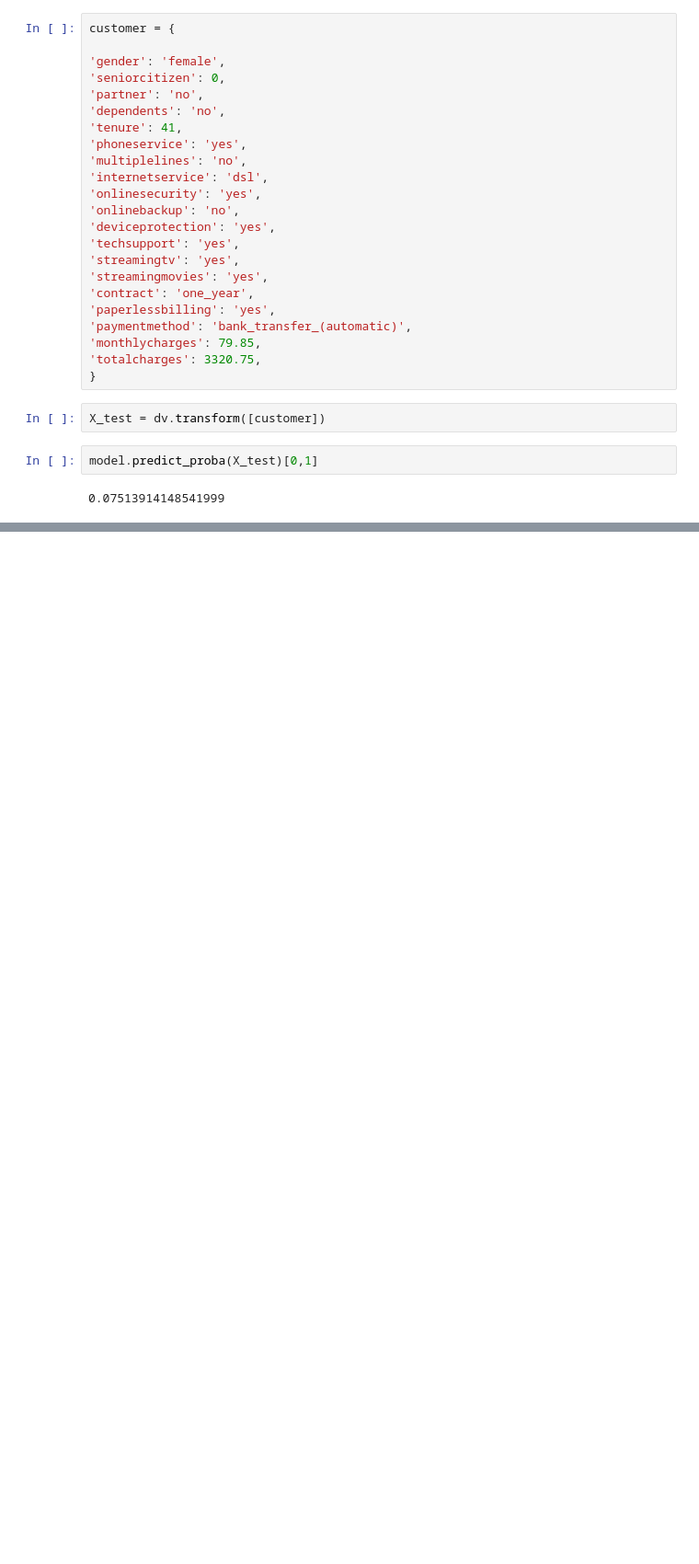
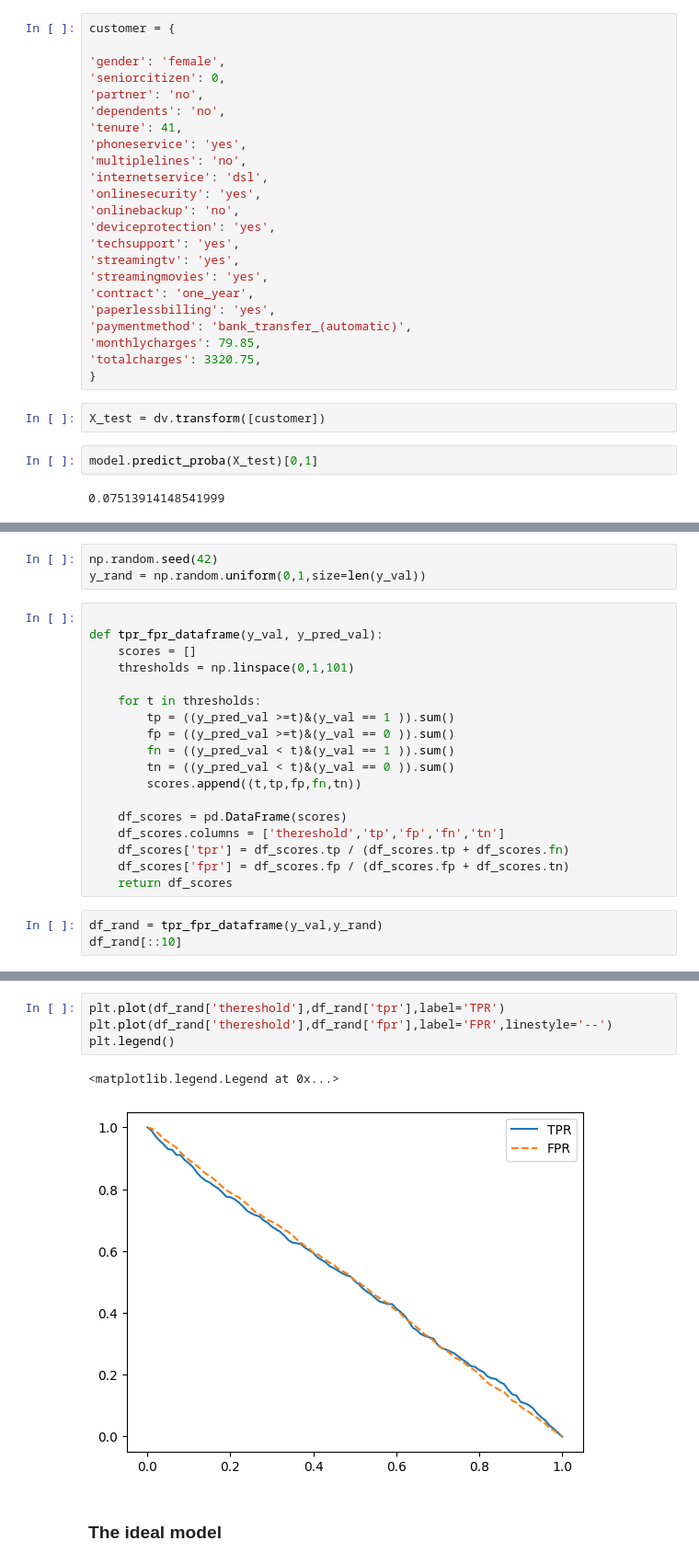
Before and after one commit to JRamos84/ML-Bookcamp-projects, a Jupyter notebook: chapter_04_churn/1_EDA_churn.ipynb, the cells around one changed output, grey strips where cells are left out. Shown at 92% size. Drawn from its saved outputs; the diff is of its cells as text; blank space fills up the shorter version.

```diff
--- a/chapter_04_churn/1_EDA_churn.ipynb
+++ b/chapter_04_churn/1_EDA_churn.ipynb
@@ -570,0 +715,24 @@ model.predict_proba(X_test)[0,1]
+# %%
+np.random.seed(42)
+y_rand = np.random.uniform(0,1,size=len(y_val))
+# %%
+
+def tpr_fpr_dataframe(y_val, y_pred_val):
+    scores = []
+    thresholds = np.linspace(0,1,101)
+
+    for t in thresholds:
+        tp = ((y_pred_val >=t)&(y_val == 1 )).sum()
+        fp = ((y_pred_val >=t)&(y_val == 0 )).sum()
+        fn = ((y_pred_val < t)&(y_val == 1 )).sum()
+        tn = ((y_pred_val < t)&(y_val == 0 )).sum()
+        scores.append((t,tp,fp,fn,tn))
+
+    df_scores = pd.DataFrame(scores)
+    df_scores.columns = ['thereshold','tp','fp','fn','tn']
+    df_scores['tpr'] = df_scores.tp / (df_scores.tp + df_scores.fn)
+    df_scores['fpr'] = df_scores.fp / (df_scores.fp + df_scores.tn)
+    return df_scores
+# %%
+df_rand = tpr_fpr_dataframe(y_val,y_rand)
+df_rand[::10]
@@ -570,0 +752,9 @@ model.predict_proba(X_test)[0,1]
+# %%
+plt.plot(df_rand['thereshold'],df_rand['tpr'],label='TPR')
+plt.plot(df_rand['thereshold'],df_rand['fpr'],label='FPR',linestyle='--')
+plt.legend()
+# %% [output]
+<matplotlib.legend.Legend at 0x...>
+[figure, added]
+# %% [markdown]
+### The ideal model
```
Also changed, not shown: parts of 27 cells of this notebook.
